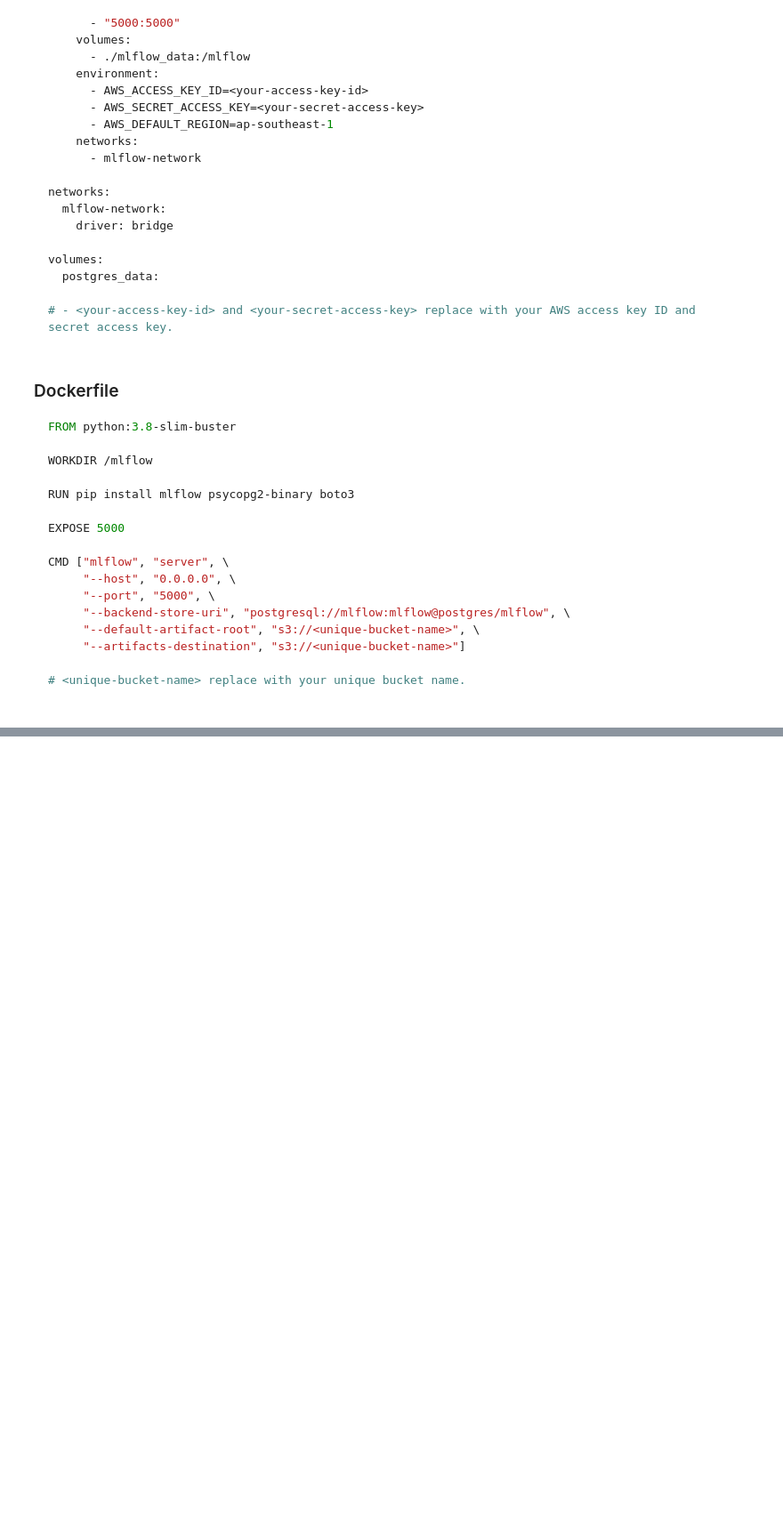
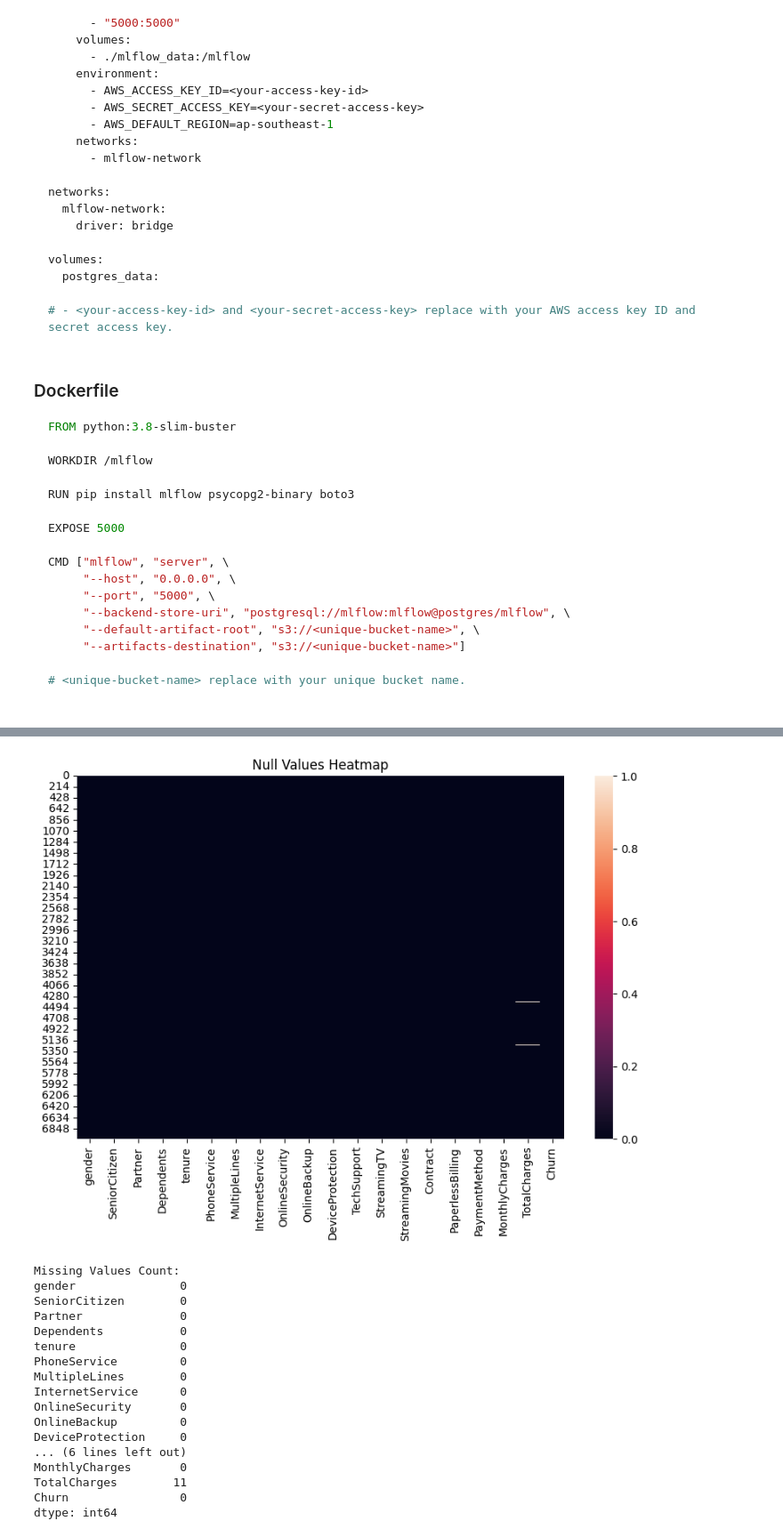
Before and after one commit to zim10/customer-churn-mlops, a Jupyter notebook: churn_prediction.ipynb, the cells around one changed output, grey strips where cells are left out. Shown at 89% size. Drawn from its saved outputs; the diff is of its cells as text; code cells hidden in the pictures; blank space fills up the shorter version.

```diff
--- a/churn_prediction.ipynb
+++ b/churn_prediction.ipynb
@@ -135,0 +247,56 @@ docker-compose up --build -d
+# %%
+#Data Cleaning & Feature Engineering
+#Cleans the dataset by dropping unnecessary columns, handling missing values, and visualizing relationships between key features.
+# Drop unnecessary columns and handle missing values
+df = df.drop('customerID', axis=1)
+df['TotalCharges'] = pd.to_numeric(df['TotalCharges'], errors="coerce")
+
+# Check and visualize missing values
+plt.figure(figsize=(10, 6))
+sns.heatmap(df.isnull())
+plt.title("Null Values Heatmap")
+plt.show()
+
+print("Missing Values Count:")
+print(df.isnull().sum())
+
+# Handle missing values
+df.drop(df[df['TotalCharges'].isnull()].index, inplace=True)
+df.reset_index(drop=True, inplace=True)
+
+# Visualize relationships between key features
+# 1. Total Charges by Churn
+plt.figure(figsize=(5, 5))
+sns.barplot(data=df, y="TotalCharges", x="Churn")
+plt.title("Total Charges by Churn Status")
+plt.show()
+
+# 2. Tenure vs Churn
+plt.figure(figsize=(8, 5))
+sns.barplot(data=df, x="tenure", y="Churn")
+plt.title("Tenure vs Churn")
+plt.show()
+
+# 3. Total Charges vs Tenure
+fig = px.scatter(df, y="TotalCharges", x="tenure")
+fig.update_layout(title="Total Charges vs Tenure")
+fig.show()
+# %% [output]
+[figure, added]
+Missing Values Count:
+gender               0
+SeniorCitizen        0
+Partner              0
+Dependents           0
+tenure               0
+PhoneService         0
+MultipleLines        0
+InternetService      0
+OnlineSecurity       0
+OnlineBackup         0
+DeviceProtection     0
+... (6 lines left out)
+MonthlyCharges       0
+TotalCharges        11
+Churn                0
+dtype: int64
```
Also changed, not shown: parts of 16 cells of this notebook, 3 other files.
